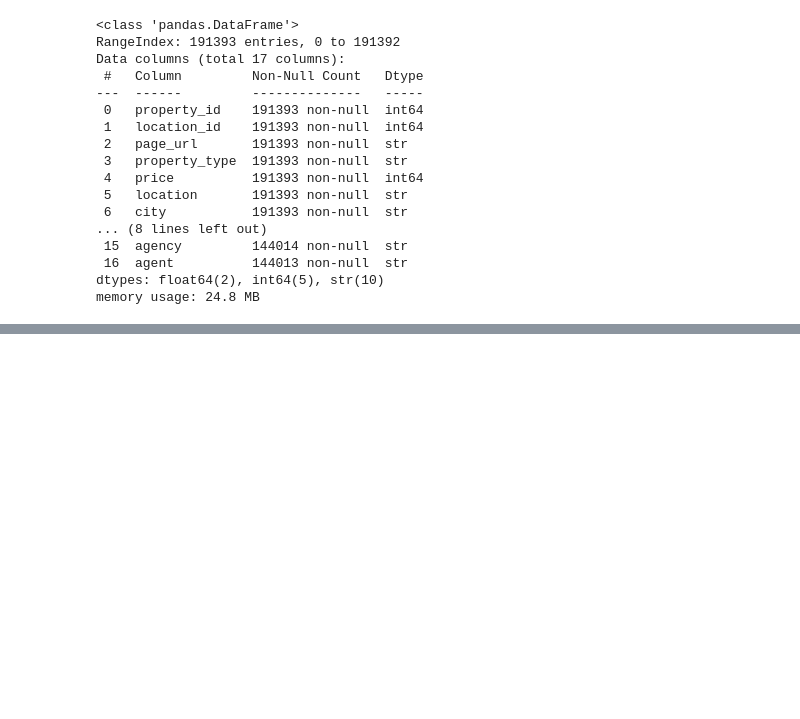
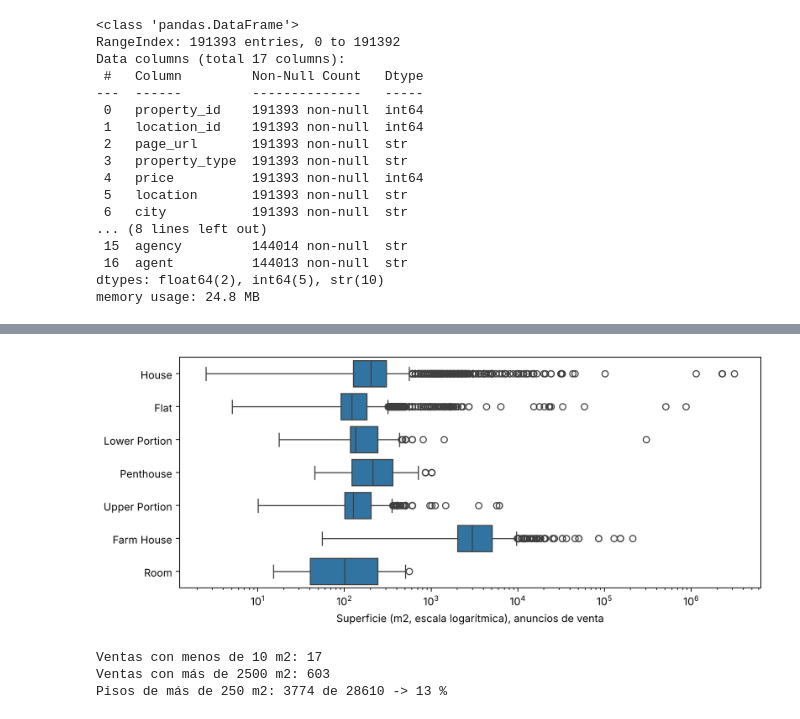
Before and after one commit to rmataixser/Practica-Machine-Learning, a Jupyter notebook: notebooks/data_information.ipynb, the cells around one changed output, grey strips where cells are left out. Cells and saved outputs as stored; diff of their text form; code cells hidden in the pictures; blank space fills up the shorter version.

Commit message:
data_information: corregir datos y eliminar conclusiones precipitadas.

```diff
--- a/notebooks/data_information.ipynb
+++ b/notebooks/data_information.ipynb
@@ -17,8 +17,6 @@ import numpy as np
 import pandas as pd
 import matplotlib.pyplot as plt
 import seaborn as sns
-
-sns.set_theme(style="whitegrid")
 # %%
 df = pd.read_csv("../data/bronze/Property.csv", sep=";")
 df.shape
@@ -406,0 +158,17 @@ Ventas con precio < 1.000 € (179,61 PKR/€): 93
+# %%
+# separamos el número y la unidad: "5.6 Marla" -> 5.6 y Marla
+partes = df["area"].str.split(" ", expand=True)
+numero = partes[0].str.replace(",", "").astype(float)
+unidad = partes[1]
+print(unidad.value_counts())
+
+# pasamos a m2 solo para poder mirarla, df no se modifica
+# 1 marla = 272.25 pies2, 1 kanal = 20 marla, 1 pie2 = 0.09290304 m2
+factor = unidad.map({"Marla": 1, "Kanal": 20})
+m2 = numero * factor * 272.25 * 0.09290304
+
+venta = df["purpose"] == "For Sale"
+
+datos = pd.DataFrame({"tipo": df["property_type"], "m2": m2})
+datos = datos[venta]
+datos.groupby("tipo")["m2"].describe()[["count", "min", "50%", "max"]].round(0)
@@ -406,0 +189,19 @@ Ventas con precio < 1.000 € (179,61 PKR/€): 93
+# %%
+plt.figure(figsize=(10, 4))
+sns.boxplot(x=datos[datos["m2"] > 0]["m2"], y=datos[datos["m2"] > 0]["tipo"])
+plt.xscale("log")
+plt.xlabel("Superficie (m2, escala logarítmica), anuncios de venta")
+plt.ylabel("")
+plt.show()
+
+print("Ventas con menos de 10 m2:", (datos["m2"] < 10).sum())
+print("Ventas con más de 2500 m2:", (datos["m2"] > 2500).sum())
+
+pisos = datos[datos["tipo"] == "Flat"]
+print("Pisos de más de 250 m2:", (pisos["m2"] > 250).sum(), "de", len(pisos),
+      "->", round((pisos["m2"] > 250).mean() * 100), "%")
+# %% [output]
+[figure, added]
+Ventas con menos de 10 m2: 17
+Ventas con más de 2500 m2: 603
+Pisos de más de 250 m2: 3774 de 28610 -> 13 %
```
Also changed, not shown: parts of 41 cells of this notebook.
